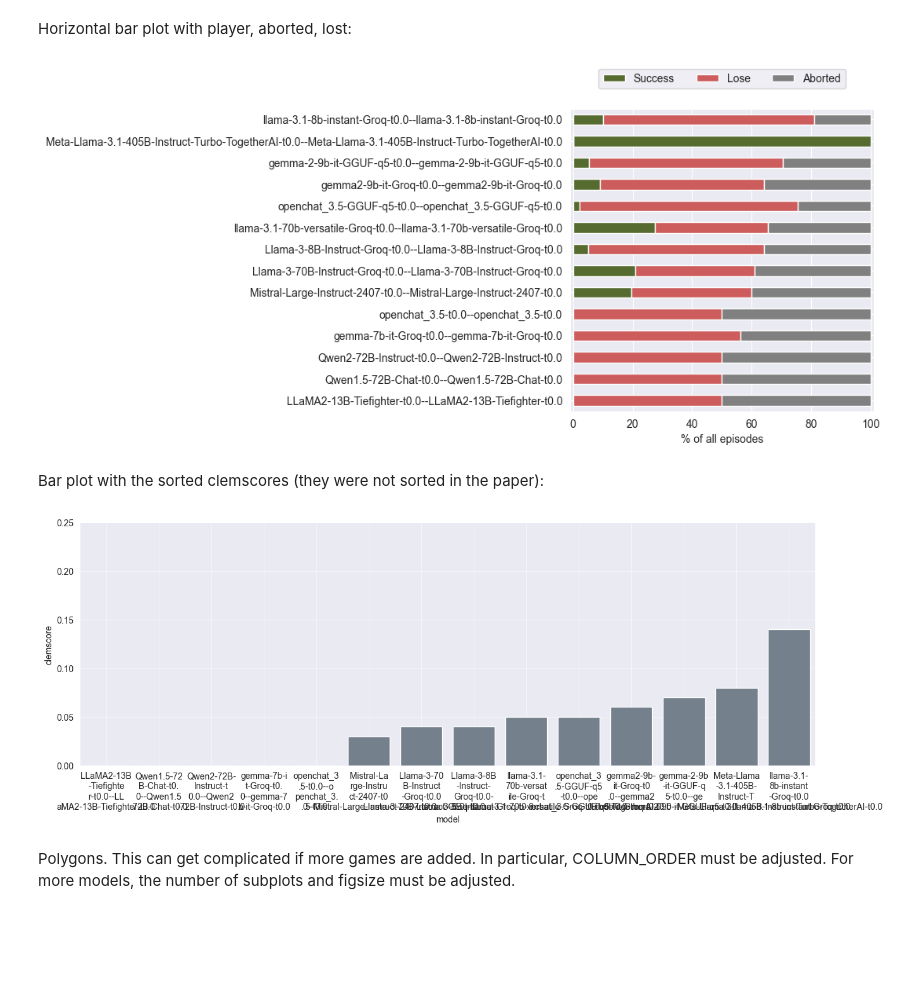
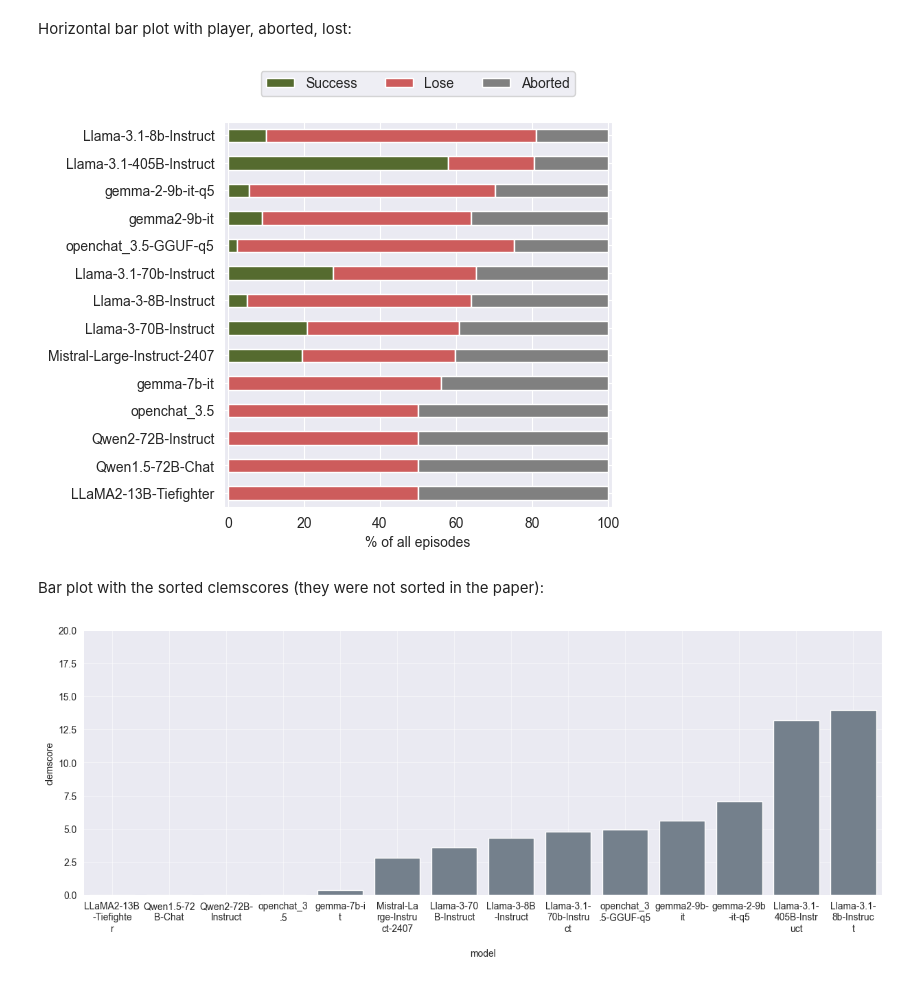
Before and after one commit to Gnurro/clemcore, a Jupyter notebook: adventuregame_eval.ipynb, the cells around one changed output. Drawn from its saved outputs; the diff is of its cells as text; code cells hidden in the pictures; blank space fills up the shorter version.

```diff
--- a/adventuregame_eval.ipynb
+++ b/adventuregame_eval.ipynb
@@ -272,3 +672,6 @@ Reproducing Figure 10 in the paper. As more models or games are added, sizes mus
 # RESULTS_PATH = Path('../results/results.csv')
 RESULTS_PATH = Path('results/results.csv')
 clem_df = pd.read_csv(RESULTS_PATH, index_col=0)
+# %%
+clem_df = clem_df.rename(model_name_dict)
+clem_df
@@ -277,35 +718,37 @@ Horizontal bar plot with player, aborted, lost:
 # %%
 STACK_COLORS = ['darkolivegreen', 'indianred', 'gray']
 
 df_aux = raw_df[raw_df.metric.isin(utils.GAMEPLAY_METRICS)]
+df_aux = df_aux.replace(model_name_dict)
 
 df_aux = (df_aux.pivot(index=['game', 'model', 'experiment', 'episode'],
                        columns='metric',
                        values='value')
                 .reset_index()
                 .drop(columns=['game', 'experiment', 'episode'])
                 .groupby('model')
                 .sum()
                 .sort_values(axis=1, by='metric', ascending=False))
 percs = 100 * df_aux.div(df_aux.sum(axis=1), axis=0)
 order = clem_df.sort_values(by='-, clemscore').index
 percs = percs.reindex(order)
 
 percs.plot(kind='barh',
            stacked=True,
            figsize=(5, 5),
            colormap=ListedColormap(STACK_COLORS))
 plt.legend(loc='upper center', bbox_to_anchor=(0.5, 1.15), ncols=3)
 plt.xlabel('% of all episodes')
 plt.xlim(-1, 101)
 plt.ylabel('')
 plt.show()
 # %% [output]
-[figure, old version]
+[figure, new version]
 # %% [markdown]
 Bar plot with the sorted clemscores (they were not sorted in the paper):
 # %%
-clem_aux = clem_df.sort_values(by='-, clemscore').reset_index(names='model')
+# clem_aux = clem_df.sort_values(by='-, clemscore').reset_index(names='model')
+clem_aux = clem_df.sort_values(by='-, clemscore').reset_index(names='model').replace(model_name_dict)
 # below is a hack to make the current names fit the plot
 # ideally a dictionary with short names should be used as in the original implementation for the paper
 # warning, if models have matching names up the limit, results will be wrongly merged!
@@ -314,11 +757,9 @@ clem_aux['model'] = clem_aux['model'].apply(lambda x: f'{x[:10]}\n{x[10:20]}\n{x
 fig = plt.figure(figsize=(15, 5))
 sns.barplot(clem_aux, x='model', y='-, clemscore', color='slategray')
 # plt.ylim(-5, 105)
-plt.ylim(0, 0.25)
+plt.ylim(0, 20)
 plt.ylabel('clemscore')
 plt.grid(alpha=0.5)
 plt.show()
 # %% [output]
-[figure, old version]
+[figure, new version]
-# %% [markdown]
-Polygons. This can get complicated if more games are added. In particular, COLUMN_ORDER must be adjusted. For more models, the number of subplots and figsize must be adjusted.
```
Also changed, not shown: parts of 51 cells of this notebook, 1 other file.
